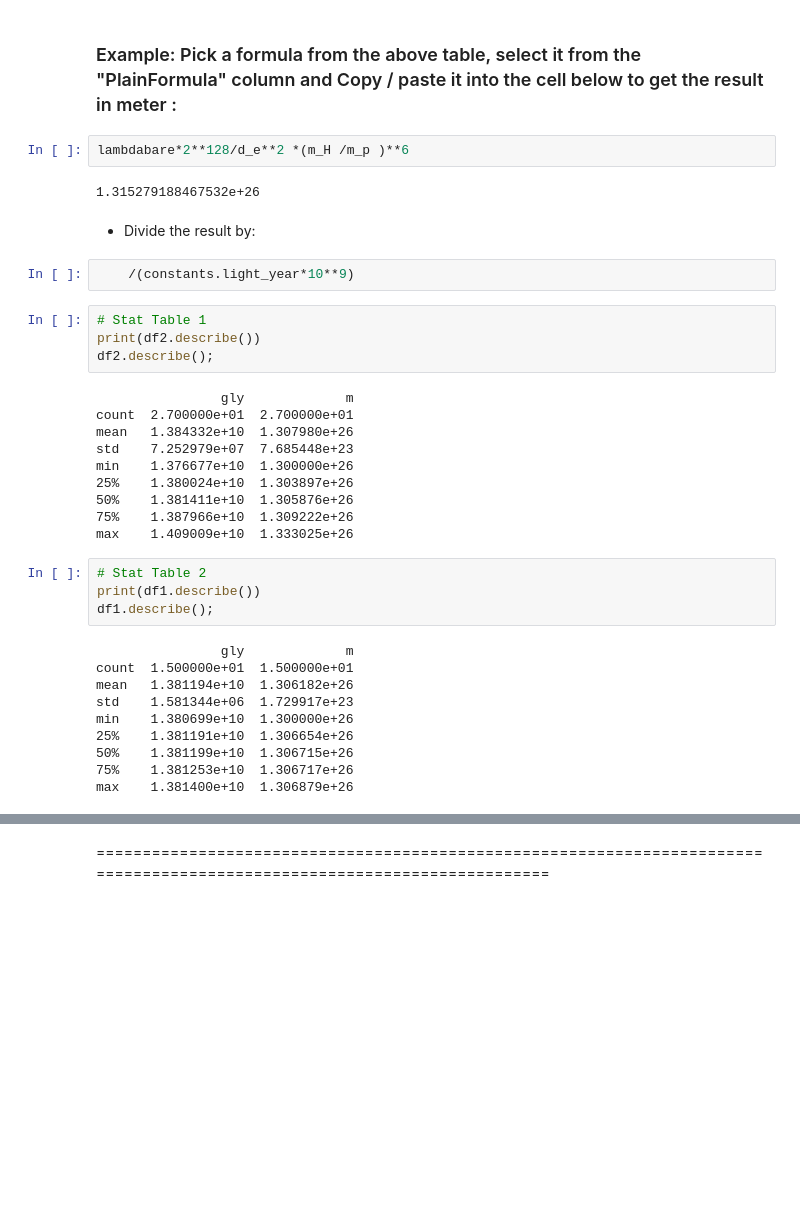
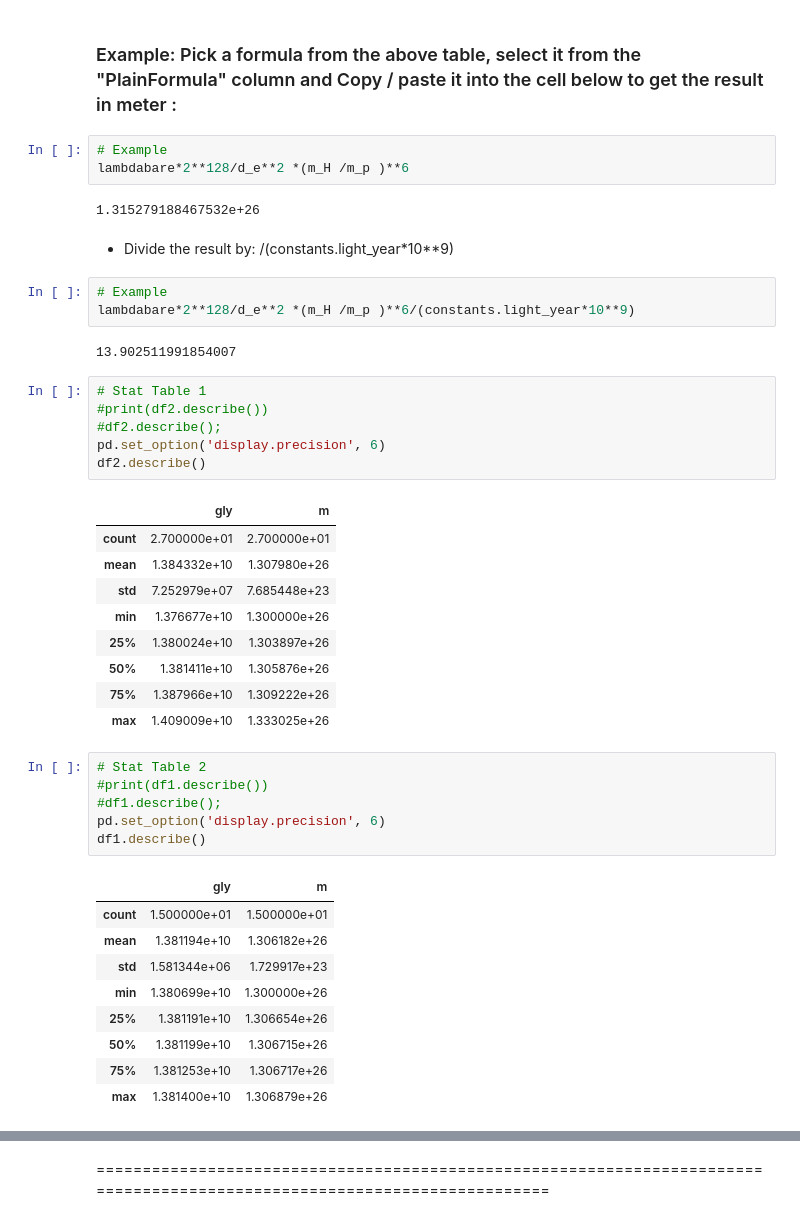
Before and after one commit to LaGuer/hubble-radius, a Jupyter notebook: hubble-radius.ipynb, the cells around one changed output, grey strips where cells are left out. Saved outputs shown, nothing was run; the diff lists cells and outputs as text; blank space fills up the shorter version.

```diff
--- a/hubble-radius.ipynb
+++ b/hubble-radius.ipynb
@@ -322,40 +322,49 @@ df3.iloc[:,[0,1,2,3]]
 # %% [markdown]
 ### Example: Pick a formula from the above table, select it from the "PlainFormula" column and Copy / paste it into the cell below to get the result in meter :
 # %%
+# Example
 lambdabare*2**128/d_e**2 *(m_H /m_p )**6
 # %% [output]
 1.315279188467532e+26
 # %% [markdown]
 * Divide the result by:
+/(constants.light_year*10**9)
 # %%
-    /(constants.light_year*10**9)
+# Example
+lambdabare*2**128/d_e**2 *(m_H /m_p )**6/(constants.light_year*10**9)
+# %% [output]
+13.902511991854007
 # %%
 # Stat Table 1
-print(df2.describe())
-df2.describe();
+#print(df2.describe())
+#df2.describe();
+pd.set_option('display.precision', 6)
+df2.describe()
 # %% [output]
-                gly             m
-count  2.700000e+01  2.700000e+01
-mean   1.384332e+10  1.307980e+26
-std    7.252979e+07  7.685448e+23
-min    1.376677e+10  1.300000e+26
-25%    1.380024e+10  1.303897e+26
-50%    1.381411e+10  1.305876e+26
-75%    1.387966e+10  1.309222e+26
-max    1.409009e+10  1.333025e+26
+|  | gly | m |
+| count | 2.700000e+01 | 2.700000e+01 |
+| mean | 1.384332e+10 | 1.307980e+26 |
+| std | 7.252979e+07 | 7.685448e+23 |
+| min | 1.376677e+10 | 1.300000e+26 |
+| 25% | 1.380024e+10 | 1.303897e+26 |
+| 50% | 1.381411e+10 | 1.305876e+26 |
+| 75% | 1.387966e+10 | 1.309222e+26 |
+| max | 1.409009e+10 | 1.333025e+26 |
 # %%
 # Stat Table 2
-print(df1.describe())
-df1.describe();
+#print(df1.describe())
+#df1.describe();
+pd.set_option('display.precision', 6)
+df1.describe()
 # %% [output]
-                gly             m
-count  1.500000e+01  1.500000e+01
-mean   1.381194e+10  1.306182e+26
-std    1.581344e+06  1.729917e+23
-min    1.380699e+10  1.300000e+26
-25%    1.381191e+10  1.306654e+26
-50%    1.381199e+10  1.306715e+26
-75%    1.381253e+10  1.306717e+26
-max    1.381400e+10  1.306879e+26
+|  | gly | m |
+| count | 1.500000e+01 | 1.500000e+01 |
+| mean | 1.381194e+10 | 1.306182e+26 |
+| std | 1.581344e+06 | 1.729917e+23 |
+| min | 1.380699e+10 | 1.300000e+26 |
+| 25% | 1.381191e+10 | 1.306654e+26 |
+| 50% | 1.381199e+10 | 1.306715e+26 |
+| 75% | 1.381253e+10 | 1.306717e+26 |
+| max | 1.381400e+10 | 1.306879e+26 |
 # %%
 # Stat Table 3
```
Also changed, not shown: parts of 5 cells of this notebook.
